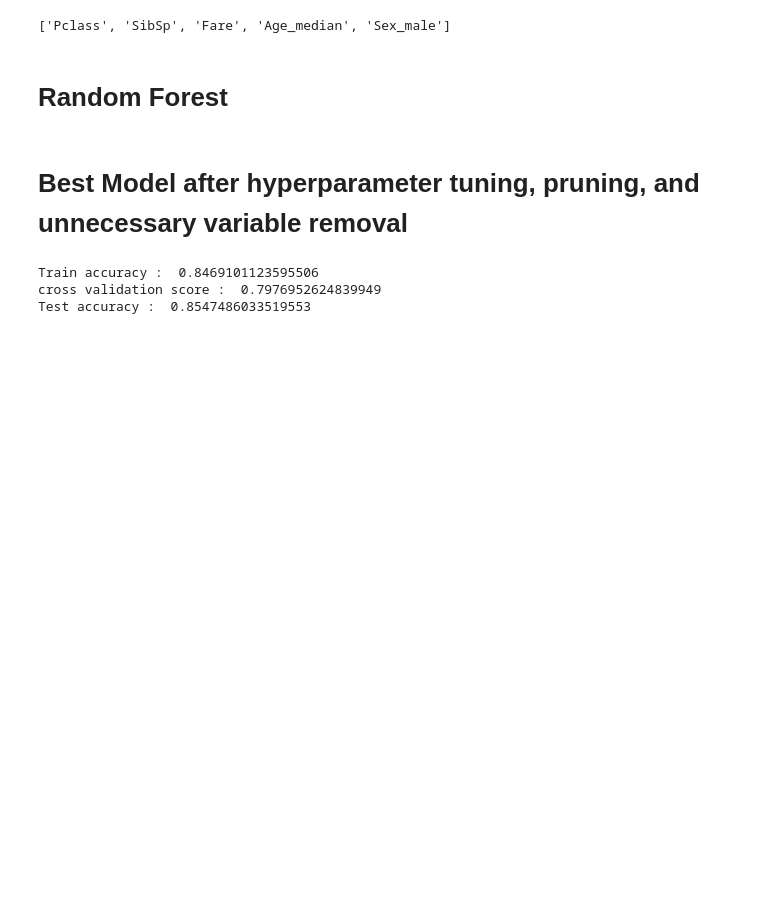
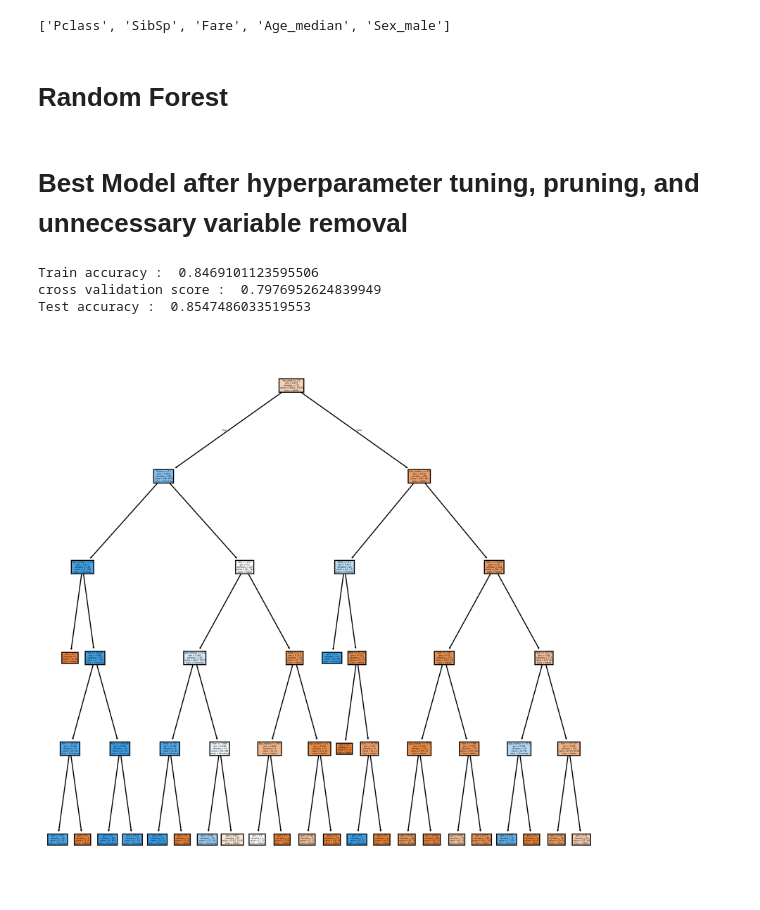
Before and after one commit to yadava-mukesh/project1-machine_learning-python-titanic_dataset-kaggle-Decision_Tree, a Jupyter notebook: Titanic - Machine Learning from Disaster-Decision Tree.ipynb, the cells around one changed output. Drawn from its saved outputs; the diff is of its cells as text; code cells hidden in the pictures; blank space fills up the shorter version.

```diff
--- a/Titanic - Machine Learning from Disaster-Decision Tree.ipynb
+++ b/Titanic - Machine Learning from Disaster-Decision Tree.ipynb
@@ -282,3 +282,13 @@ print('Test accuracy : ', accuracy_score(y_test, ypred_test))
 Train accuracy :  0.8469101123595506
 cross validation score :  0.7976952624839949
 Test accuracy :  0.8547486033519553
+# %%
+from sklearn.tree import plot_tree
+plt.figure(figsize=(10,10), dpi=300)
+
+plot_tree(dt_best_model, filled=True,
+          feature_names=['Pclass', 'SibSp', 'Fare', 'Age_median', 'Sex_male'],
+         class_names=['Adelie', 'Chinstrap', 'Gentoo'])
+plt.show()
+# %% [output]
+[figure, added]
```
